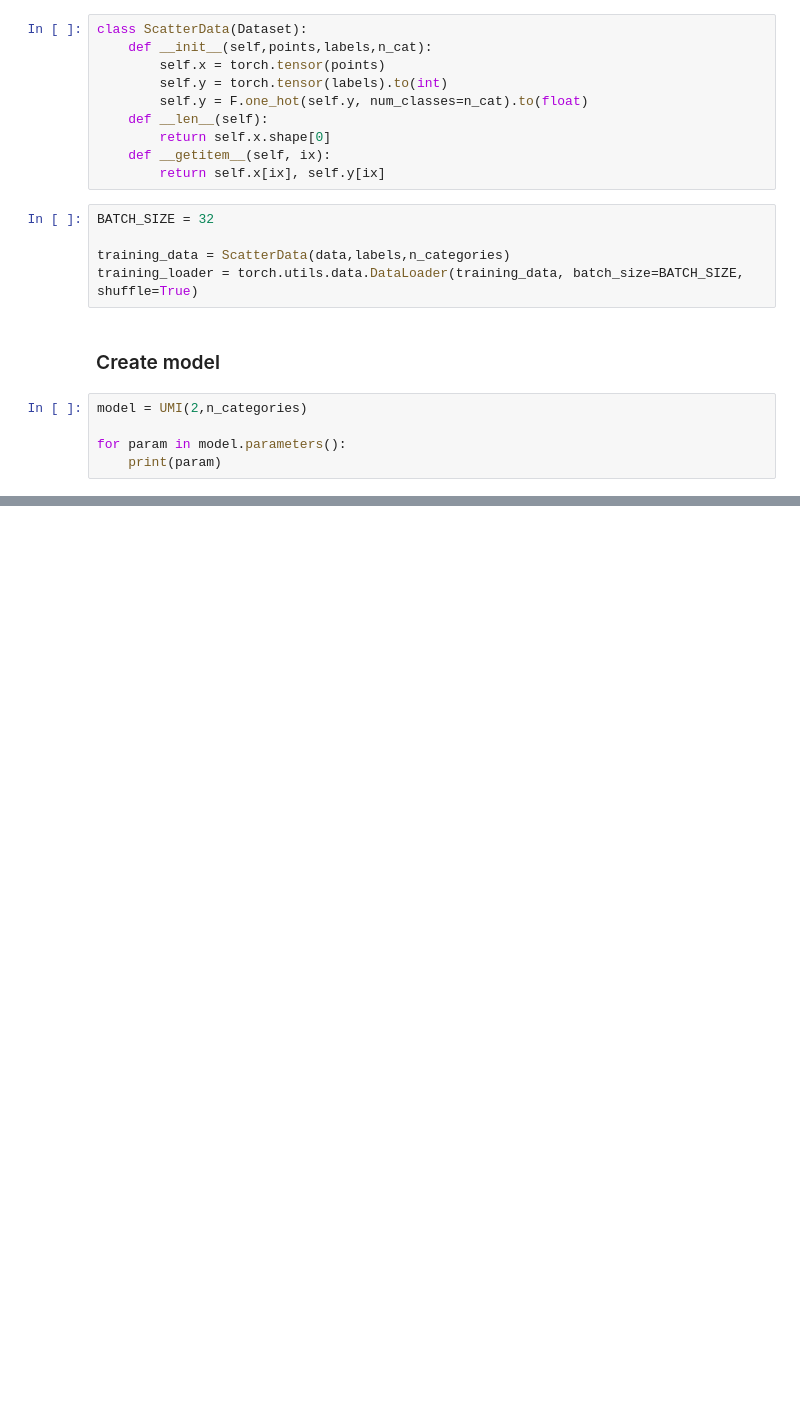
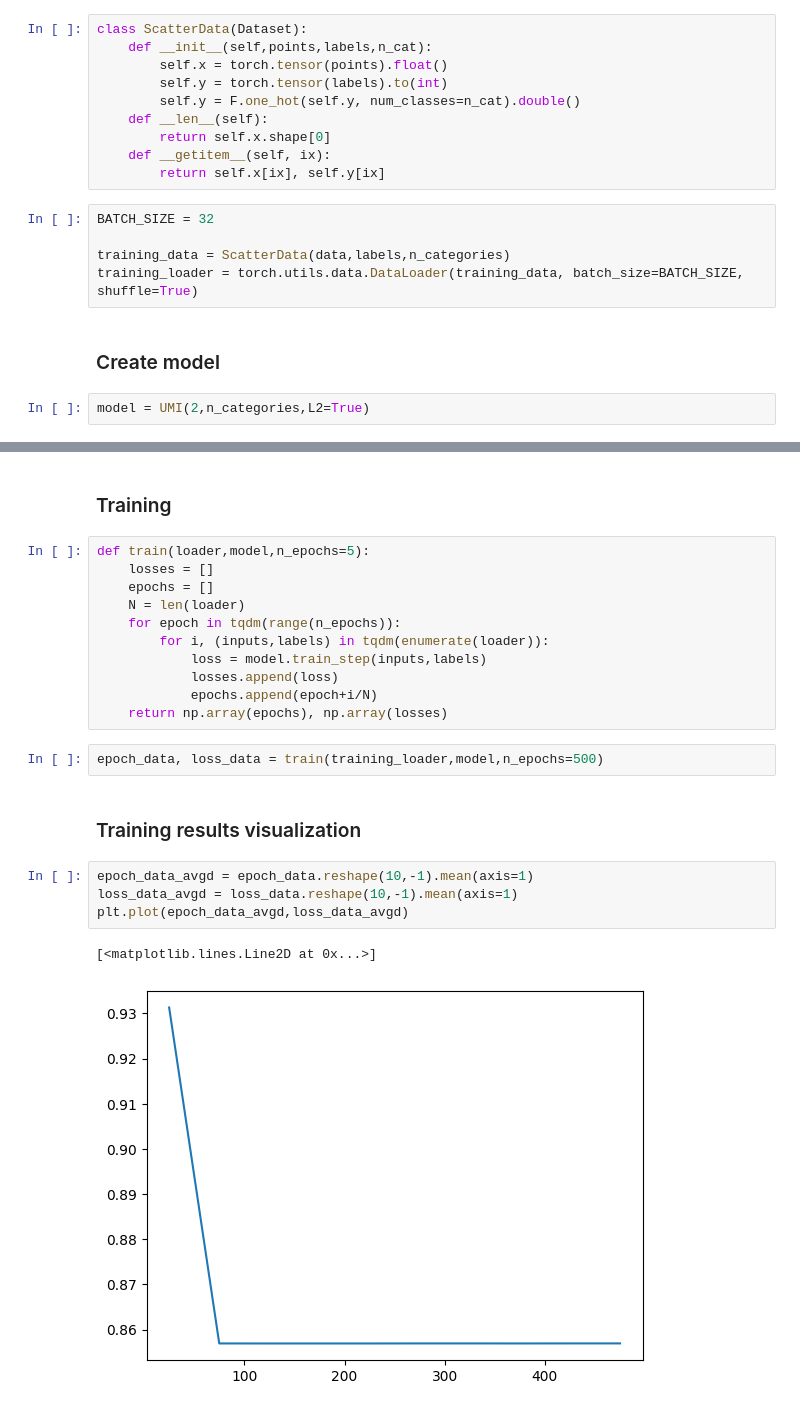
Before and after one commit to Dalsaetra/unitary_memory_indexing_recreated, a Jupyter notebook: notebooks/main.ipynb, the cells around one changed output, grey strips where cells are left out. Cells and saved outputs as stored; diff of their text form; blank space fills up the shorter version.

Commit message:
Trained, tested and tried L2 reg.

```diff
--- a/notebooks/main.ipynb
+++ b/notebooks/main.ipynb
@@ -60,9 +61,9 @@ plt.grid("on")
 # %%
 class ScatterData(Dataset):
     def __init__(self,points,labels,n_cat):
-        self.x = torch.tensor(points)
+        self.x = torch.tensor(points).float()
         self.y = torch.tensor(labels).to(int)
-        self.y = F.one_hot(self.y, num_classes=n_cat).to(float)
+        self.y = F.one_hot(self.y, num_classes=n_cat).double()
     def __len__(self):
         return self.x.shape[0]
     def __getitem__(self, ix):
@@ -75,7 +76,4 @@ training_loader = torch.utils.data.DataLoader(training_data, batch_size=BATCH_SI
 # %% [markdown]
 ### Create model
 # %%
-model = UMI(2,n_categories)
-
-for param in model.parameters():
-    print(param)
+model = UMI(2,n_categories,L2=True)
@@ -89,0 +101,24 @@ tensor([ 0.1846, -0.4294,  0.2739, -0.6067], requires_grad=True)
+# %% [markdown]
+### Training
+# %%
+def train(loader,model,n_epochs=5):
+    losses = []
+    epochs = []
+    N = len(loader)
+    for epoch in tqdm(range(n_epochs)):
+        for i, (inputs,labels) in tqdm(enumerate(loader)):
+            loss = model.train_step(inputs,labels)
+            losses.append(loss)
+            epochs.append(epoch+i/N)
+    return np.array(epochs), np.array(losses)
+# %%
+epoch_data, loss_data = train(training_loader,model,n_epochs=500)
+# %% [markdown]
+### Training results visualization
+# %%
+epoch_data_avgd = epoch_data.reshape(10,-1).mean(axis=1)
+loss_data_avgd = loss_data.reshape(10,-1).mean(axis=1)
+plt.plot(epoch_data_avgd,loss_data_avgd)
+# %% [output]
+[<matplotlib.lines.Line2D at 0x...>]
+[figure, added]
```
Also changed, not shown: parts of 10 cells of this notebook, 1 other file.
